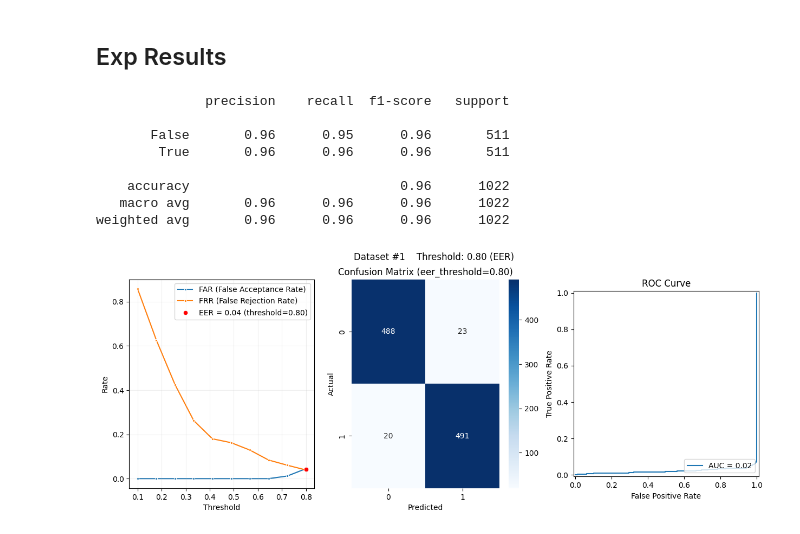
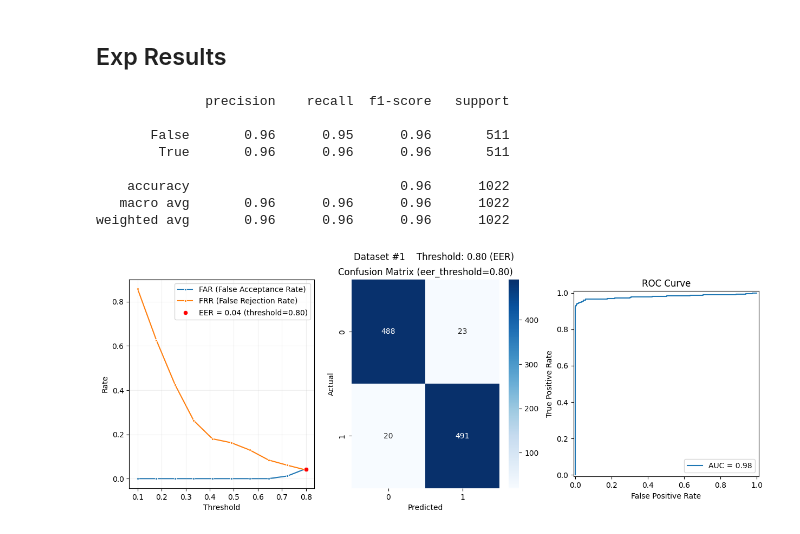
Before and after one commit to jamnicki/biometrics-lab, a Jupyter notebook: speech_auth/eval.ipynb, the cells around one changed output. Drawn from its saved outputs; the diff is of its cells as text; code cells hidden in the pictures.

```diff
--- a/speech_auth/eval.ipynb
+++ b/speech_auth/eval.ipynb
@@ -192,7 +175,7 @@ def run_exp(db, df, threshold_values, dataset_name="Dataset ##"):
     axes[1].set_ylabel("Actual")
     # plt.show()
 
-    fpr, tpr, thresholds = roc_curve(df["truth"].values, threshold_auth_history_df["distance"].values)
+    fpr, tpr, thresholds = roc_curve(df["truth"].values, 2 - threshold_auth_history_df["distance"].values)
     roc_auc = auc(fpr, tpr)
     RocCurveDisplay(fpr=fpr, tpr=tpr, roc_auc=roc_auc).plot(ax=axes[2])
     axes[2].set_title(f"ROC Curve")
@@ -201,23 +184,24 @@ def run_exp(db, df, threshold_values, dataset_name="Dataset ##"):
     fig.suptitle(f"{dataset_name}    Threshold: {eer_threshold:.2f} (EER)\n")
     fig.savefig(SPEECH_PLOTS_DIR / f"exp__{dataset_name}.png")
     fig.show()
+    return auth_history_df
 # %% [markdown]
 ## Exp Results
 # %%
 THRESHOLD_VALUES = np.linspace(0.1, 0.8, 10)
 # %%
 df1 = pd.read_csv(SPEECH_DATA_DIR / "df1.csv")
-run_exp(db, df1, THRESHOLD_VALUES, dataset_name=f"Dataset #1")
+auth_history_df1 = run_exp(db, df1, THRESHOLD_VALUES, dataset_name=f"Dataset #1")
 # %% [output]
               precision    recall  f1-score   support
 
        False       0.96      0.95      0.96       511
         True       0.96      0.96      0.96       511
 
     accuracy                           0.96      1022
    macro avg       0.96      0.96      0.96      1022
 weighted avg       0.96      0.96      0.96      1022
-[figure, old version]
+[figure, new version]
 # %%
 df2 = pd.read_csv(SPEECH_DATA_DIR / "df2.csv")
 run_exp(db, df2, THRESHOLD_VALUES, dataset_name=f"Dataset #2 (Amplitude Multiplication)")
```
Also changed, not shown: parts of 6 cells of this notebook, 10 other files.
